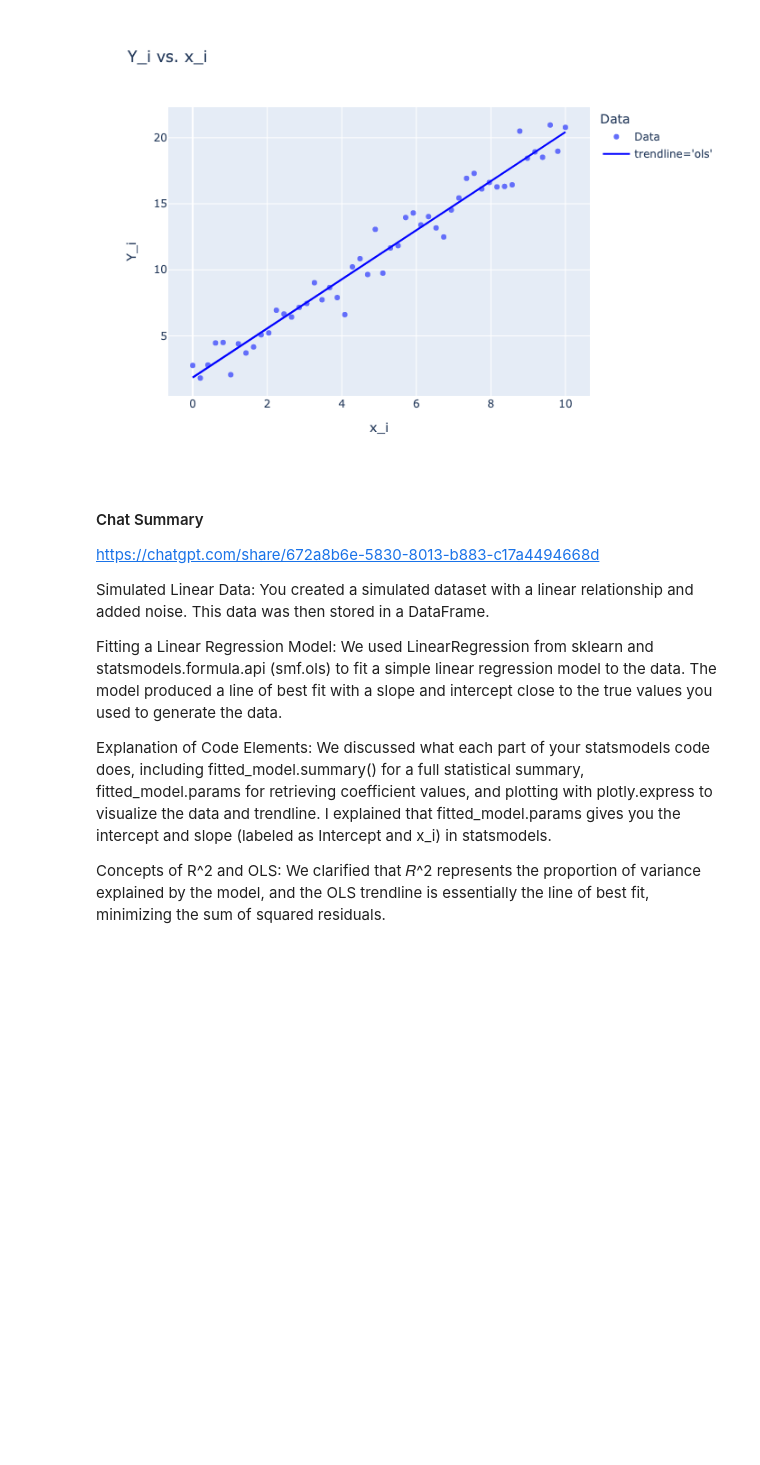
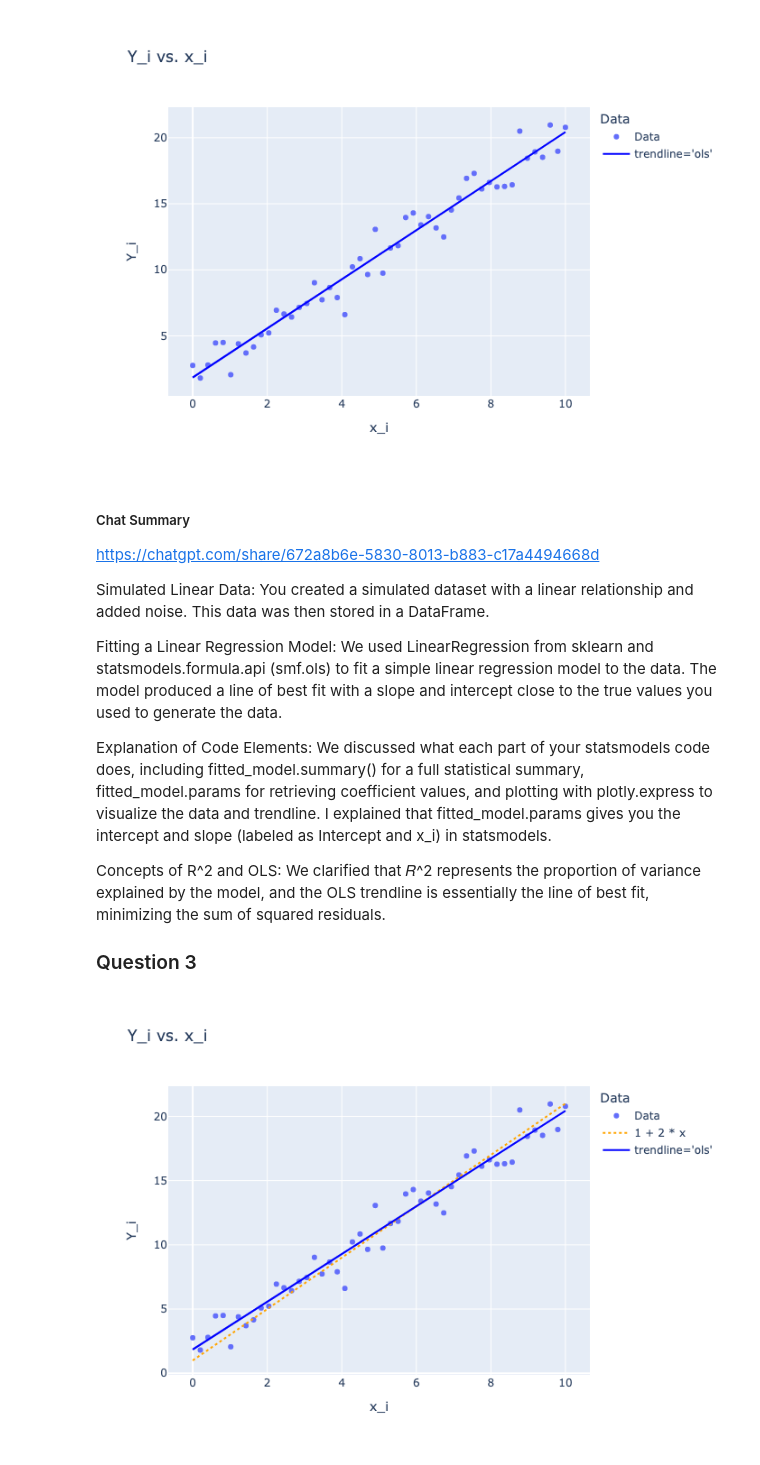
Before and after one commit to cesium132dot9/STA130, a Jupyter notebook: HW06.ipynb, the cells around one changed output. Drawn from its saved outputs; the diff is of its cells as text; code cells hidden in the pictures; blank space fills up the shorter version.

```diff
--- a/HW06.ipynb
+++ b/HW06.ipynb
@@ -91,7 +91,7 @@ fig.show(renderer="png")
 # %% [output]
 [figure]
 # %% [markdown]
-#### Chat Summary
+##### Chat Summary
 
 https://chatgpt.com/share/672a8b6e-5830-8013-b883-c17a4494668d
 
@@ -108,3 +108,30 @@ I explained that fitted_model.params gives you the intercept and slope (labeled
 
 Concepts of R^2 and OLS:
 We clarified that 𝑅^2 represents the proportion of variance explained by the model, and the OLS trendline is essentially the line of best fit, minimizing the sum of squared residuals.
+
+### Question 3
+# %%
+import plotly.express as px
+
+model_data_specification = smf.ols("Y_i ~ x_i", data=df)
+fitted_model = model_data_specification.fit()
+
+df['Data'] = 'Data' # hack to add data to legend
+fig = px.scatter(df, x='x_i',  y='Y_i', color='Data',
+                 trendline='ols', title='Y_i vs. x_i')
+
+beta1 = 2
+beta0 = 1
+x_range = np.array([df['x_i'].min(), df['x_i'].max()])
+y_line = beta0 + beta1 * x_range
+
+fig.add_scatter(x=x_range, y=y_line, mode='lines',
+                name=str(beta0)+' + '+str(beta1)+' * x',
+                line=dict(dash='dot', color='orange'))
+
+fig.add_scatter(x=df['x_i'], y=fitted_model.fittedvalues,
+                line=dict(color='blue'), name="trendline='ols'")
+
+fig.show(renderer="png")
+# %% [output]
+[figure, added]
```
Also changed, not shown: parts of 13 cells of this notebook.
